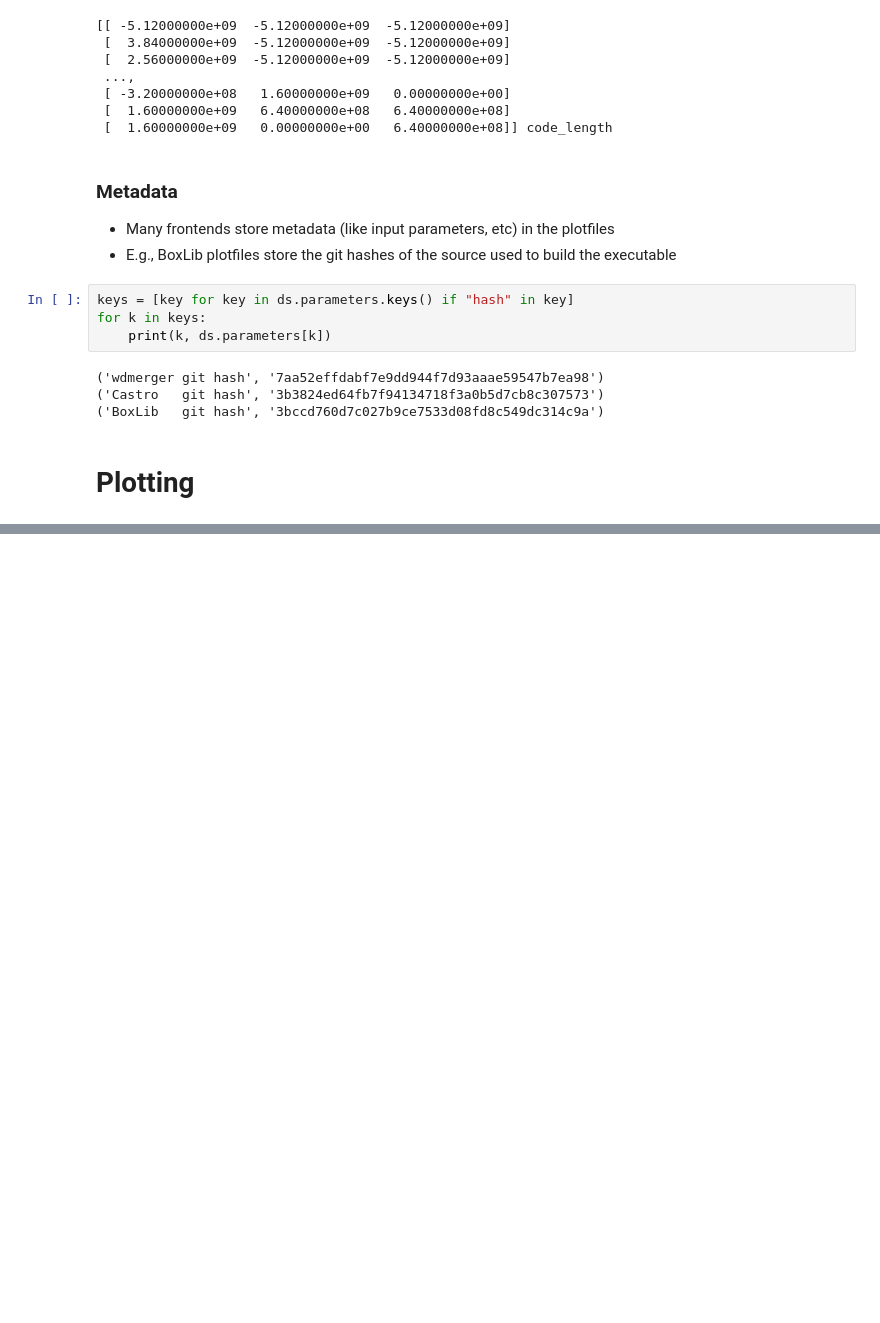
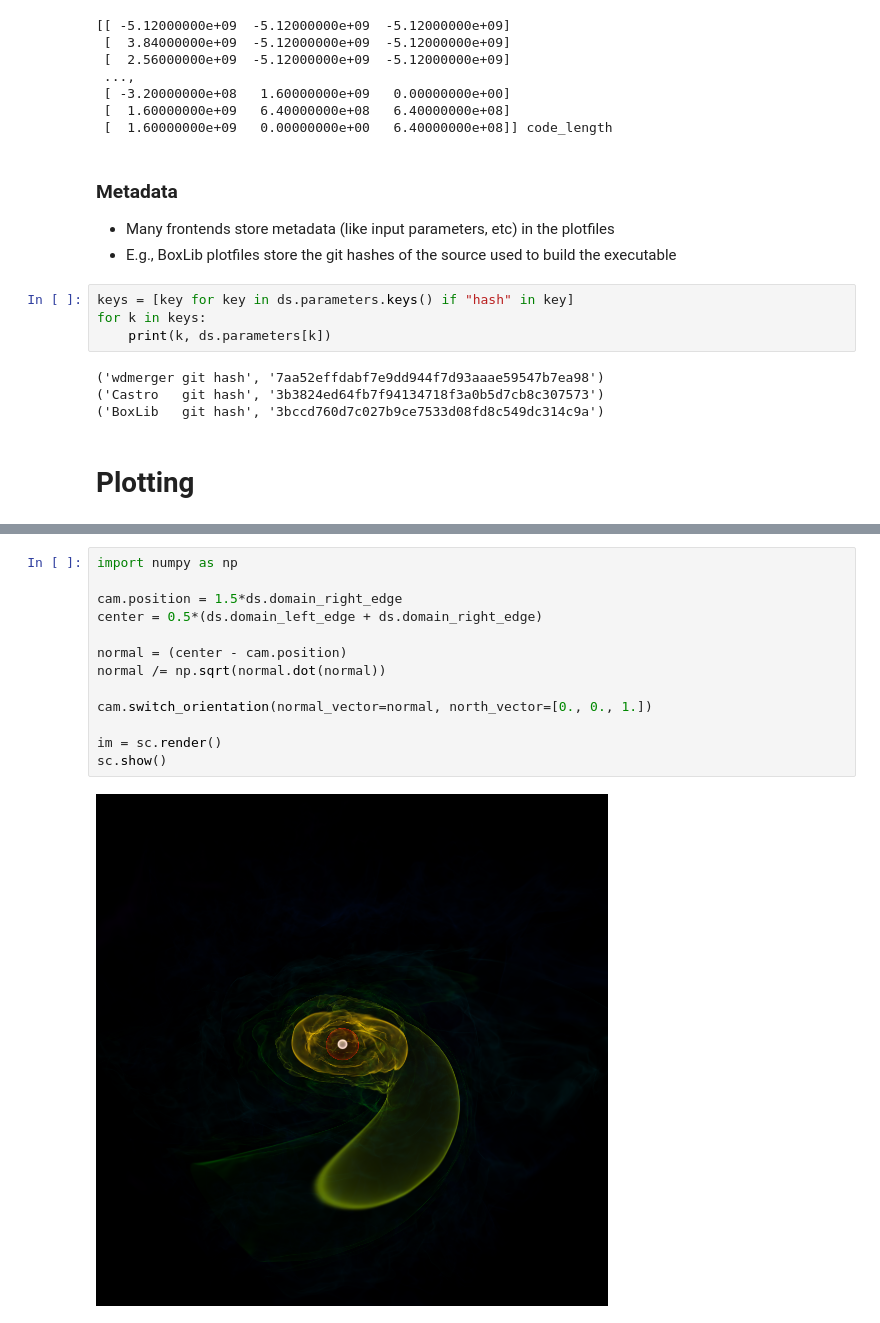
Before and after one commit to zingale/yt-olcf, a Jupyter notebook: yt-presentation.ipynb, the cells around one changed output, grey strips where cells are left out. Saved outputs shown, nothing was run; the diff lists cells and outputs as text; blank space fills up the shorter version.

```diff
--- a/yt-presentation.ipynb
+++ b/yt-presentation.ipynb
@@ -116,0 +168,15 @@ This is a projection plot -- the integral along a particular direction.  You can
+# %%
+import numpy as np
+
+cam.position = 1.5*ds.domain_right_edge
+center = 0.5*(ds.domain_left_edge + ds.domain_right_edge)
+
+normal = (center - cam.position)
+normal /= np.sqrt(normal.dot(normal))
+
+cam.switch_orientation(normal_vector=normal, north_vector=[0., 0., 1.])
+
+im = sc.render()
+sc.show()
+# %% [output]
+[figure, added]
```
Also changed, not shown: parts of 12 cells of this notebook, 1 other file.
